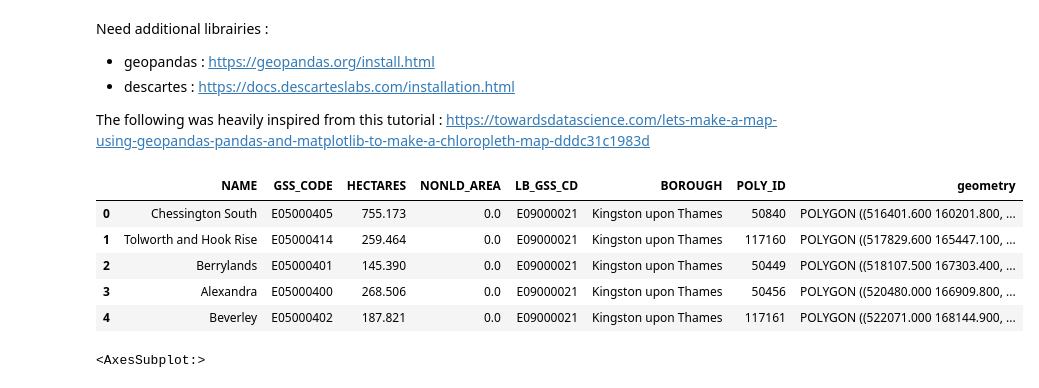
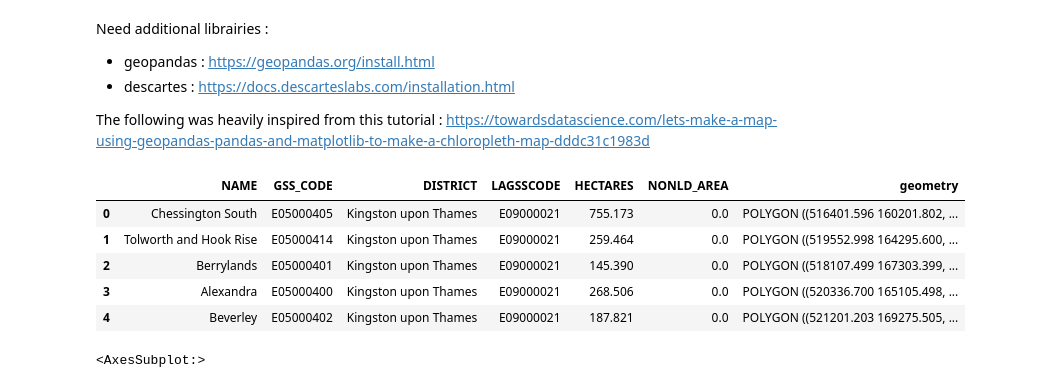
Before and after one commit to epfl-ada/ada-2020-project-milestone-p3-p3_datasurferz, a Jupyter notebook: map.ipynb, the cells around one changed output. Drawn from its saved outputs; the diff is of its cells as text; code cells hidden in the pictures.

```diff
--- a/map.ipynb
+++ b/map.ipynb
@@ -10,17 +10,17 @@ Need additional librairies :
 The following was heavily inspired from this tutorial : https://towardsdatascience.com/lets-make-a-map-using-geopandas-pandas-and-matplotlib-to-make-a-chloropleth-map-dddc31c1983d
 # %%
 # set the filepath and load in a shapefile
-fp = "data\London-wards-2014\London-wards-2014_ESRI"
+fp = "data\London-wards-2018_ESRI"
 map_df = gpd.read_file(fp)
 # check data type so we can see that this is not a normal dataframe, but a GEOdataframe
 map_df.head()
 # %% [output]
-|  | NAME | GSS_CODE | HECTARES | NONLD_AREA | LB_GSS_CD | BOROUGH | POLY_ID | geometry |
-| 0 | Chessington South | E05000405 | 755.173 | 0.0 | E09000021 | Kingston upon Thames | 50840 | POLYGON ((516401.600 160201.800, ... |
-| 1 | Tolworth and Hook Rise | E05000414 | 259.464 | 0.0 | E09000021 | Kingston upon Thames | 117160 | POLYGON ((517829.600 165447.100, ... |
-| 2 | Berrylands | E05000401 | 145.390 | 0.0 | E09000021 | Kingston upon Thames | 50449 | POLYGON ((518107.500 167303.400, ... |
-| 3 | Alexandra | E05000400 | 268.506 | 0.0 | E09000021 | Kingston upon Thames | 50456 | POLYGON ((520480.000 166909.800, ... |
-| 4 | Beverley | E05000402 | 187.821 | 0.0 | E09000021 | Kingston upon Thames | 117161 | POLYGON ((522071.000 168144.900, ... |
+|  | NAME | GSS_CODE | DISTRICT | LAGSSCODE | HECTARES | NONLD_AREA | geometry |
+| 0 | Chessington South | E05000405 | Kingston upon Thames | E09000021 | 755.173 | 0.0 | POLYGON ((516401.596 160201.802, ... |
+| 1 | Tolworth and Hook Rise | E05000414 | Kingston upon Thames | E09000021 | 259.464 | 0.0 | POLYGON ((519552.998 164295.600, ... |
+| 2 | Berrylands | E05000401 | Kingston upon Thames | E09000021 | 145.390 | 0.0 | POLYGON ((518107.499 167303.399, ... |
+| 3 | Alexandra | E05000400 | Kingston upon Thames | E09000021 | 268.506 | 0.0 | POLYGON ((520336.700 165105.498, ... |
+| 4 | Beverley | E05000402 | Kingston upon Thames | E09000021 | 187.821 | 0.0 | POLYGON ((521201.203 169275.505, ... |
 # %%
 map_df.plot(figsize=(10,10))
 # %% [output]
```
Also changed, not shown: parts of 3 cells of this notebook, 21 other files.
